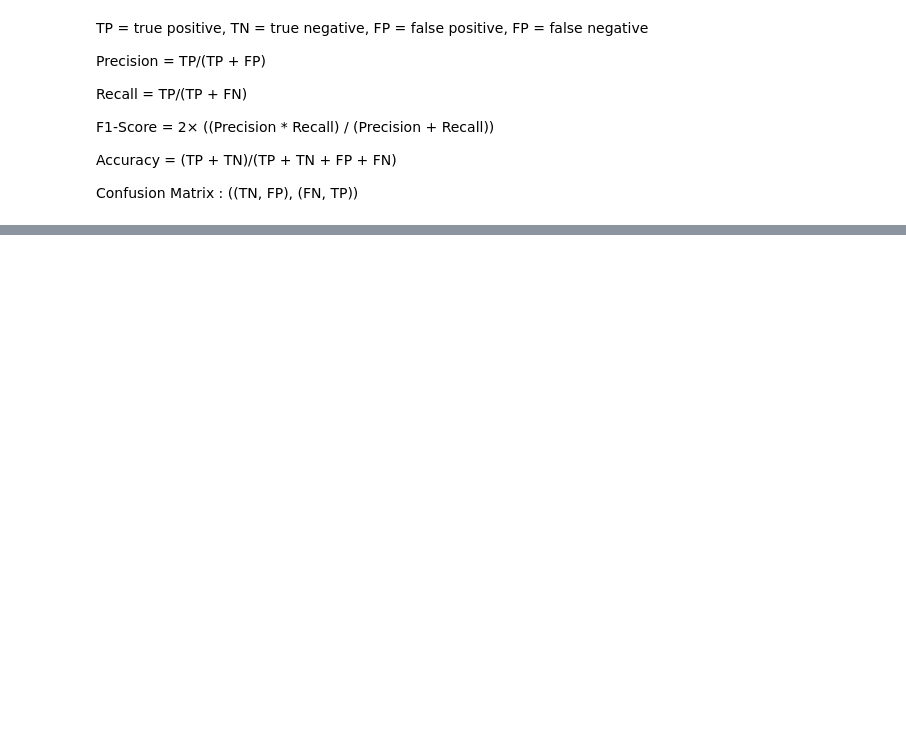
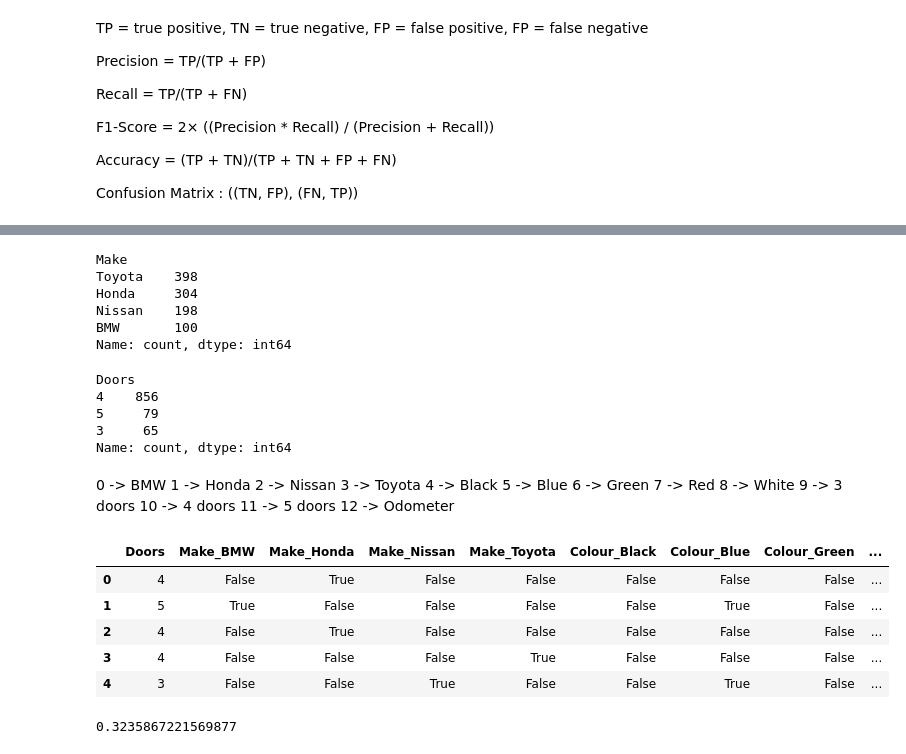
Before and after one commit to ShubhamKNIT/learn-ml, a Jupyter notebook: notebooks/introduction-to-scikit-learn.ipynb, the cells around one changed output, grey strips where cells are left out. Saved outputs shown, nothing was run; the diff lists cells and outputs as text; code cells hidden in the pictures; blank space fills up the shorter version.

```diff
--- a/notebooks/introduction-to-scikit-learn.ipynb
+++ b/notebooks/introduction-to-scikit-learn.ipynb
@@ -254,0 +411,51 @@ loaded_model.score(X_test, Y_test)
+# %%
+car_sales["Make"].value_counts()
+# %% [output]
+Make
+Toyota    398
+Honda     304
+Nissan    198
+BMW       100
+Name: count, dtype: int64
+# %%
+car_sales["Doors"].value_counts()
+# %% [output]
+Doors
+4    856
+5     79
+3     65
+Name: count, dtype: int64
+# %% [markdown]
+0 -> BMW
+1 -> Honda
+2 -> Nissan
+3 -> Toyota
+4 -> Black
+5 -> Blue
+6 -> Green
+7 -> Red
+8 -> White
+9 -> 3 doors
+10 -> 4 doors
+11 -> 5 doors
+12 -> Odometer
+# %%
+dummies = pd.get_dummies(car_sales[["Make", "Colour", "Doors"]])
+dummies.head()
+# %% [output]
+|  | Doors | Make_BMW | Make_Honda | Make_Nissan | Make_Toyota | Colour_Black | Colour_Blue | Colour_Green | ... |
+| 0 | 4 | False | True | False | False | False | False | False | ... |
+| 1 | 5 | True | False | False | False | False | True | False | ... |
+| 2 | 4 | False | True | False | False | False | False | False | ... |
+| 3 | 4 | False | False | False | True | False | False | False | ... |
+| 4 | 3 | False | False | True | False | False | True | False | ... |
+# %%
+# let's refill the data
+np.random.seed(42)
+X_train, X_test, Y_train, Y_test = train_test_split(transformed_X,
+                                                    Y,
+                                                    test_size = 0.20)
+model.fit(X_train, Y_train)
+model.score(X_test, Y_test)
+# %% [output]
+0.3235867221569877
```
Also changed, not shown: parts of 28 cells of this notebook, 3 other files.
